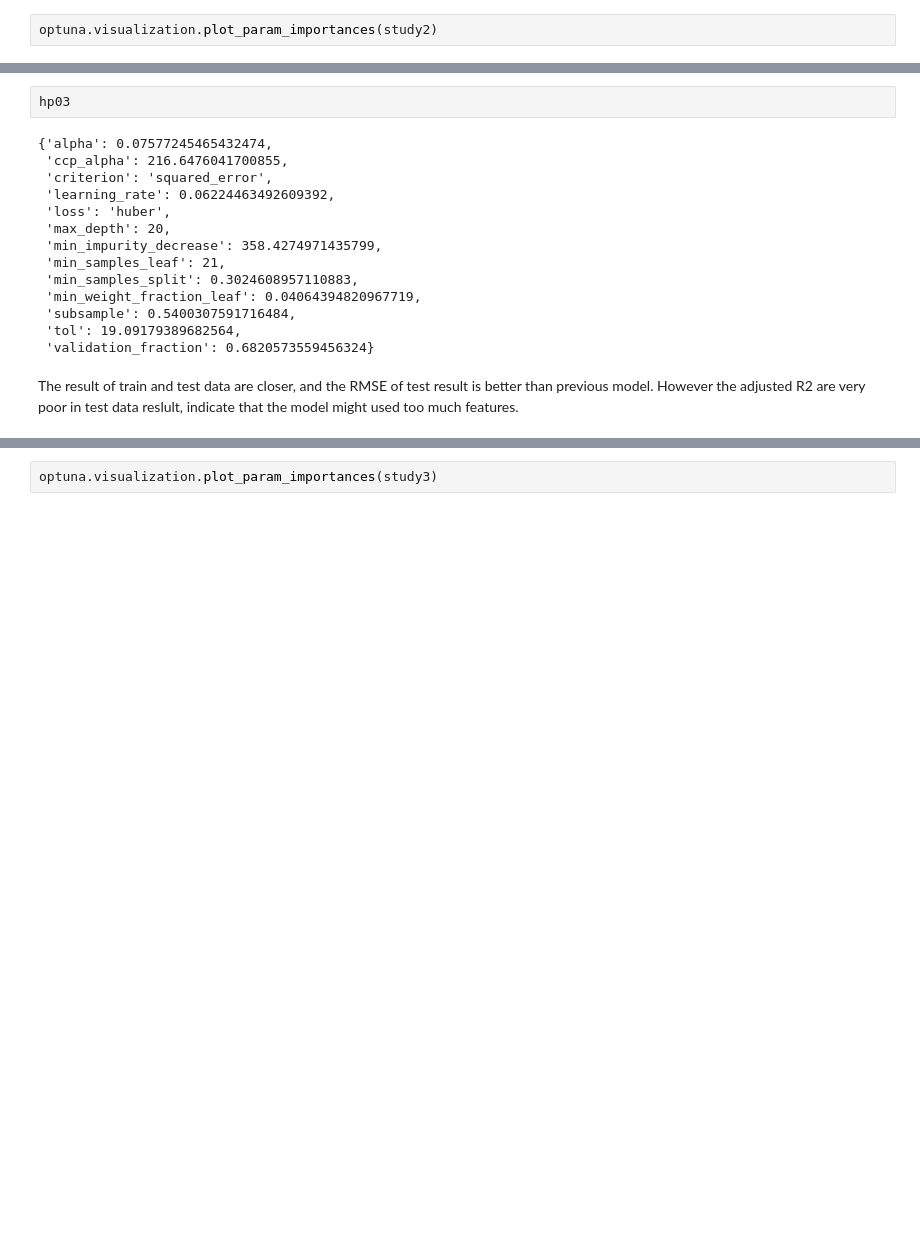
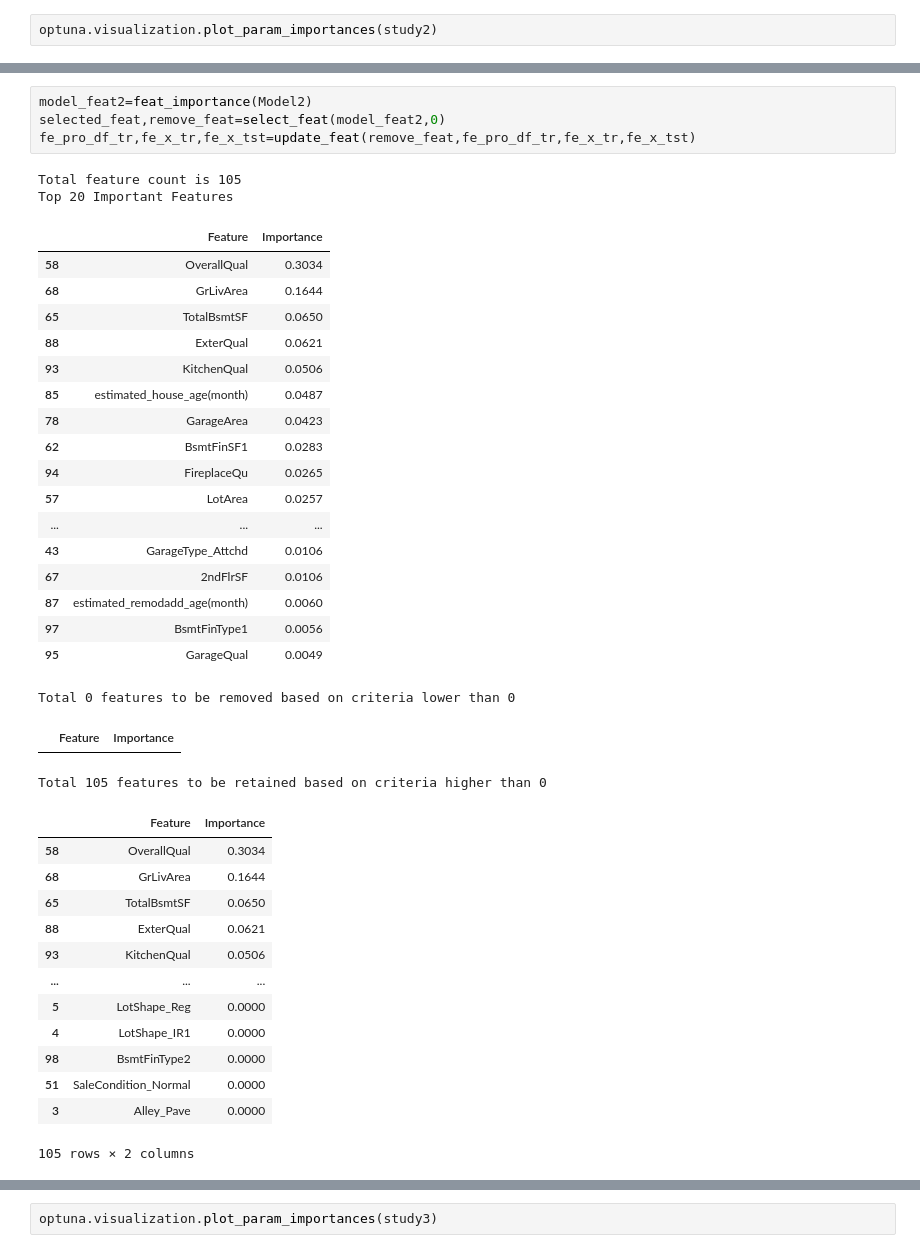
Before and after one commit to Ren1990/house_price_reg_model, a Jupyter notebook: house_price.ipynb, the cells around one changed output, grey strips where cells are left out. Saved outputs shown, nothing was run; the diff lists cells and outputs as text; blank space fills up the shorter version.

```diff
--- a/house_price.ipynb
+++ b/house_price.ipynb
@@ -1896,19 +1838,41 @@ hp03=study3.best_params
-# %%
-hp03
-# %% [output]
-{'alpha': 0.07577245465432474,
- 'ccp_alpha': 216.6476041700855,
- 'criterion': 'squared_error',
- 'learning_rate': 0.06224463492609392,
- 'loss': 'huber',
- 'max_depth': 20,
- 'min_impurity_decrease': 358.4274971435799,
- 'min_samples_leaf': 21,
- 'min_samples_split': 0.3024608957110883,
- 'min_weight_fraction_leaf': 0.04064394820967719,
- 'subsample': 0.5400307591716484,
- 'tol': 19.09179389682564,
- 'validation_fraction': 0.6820573559456324}
-# %% [markdown]
-The result of train and test data are closer, and the RMSE of test result is better than previous model. However the adjusted R2 are very poor in test data reslult, indicate that the model might used too much features.
+# %%
+model_feat2=feat_importance(Model2)
+selected_feat,remove_feat=select_feat(model_feat2,0)
+fe_pro_df_tr,fe_x_tr,fe_x_tst=update_feat(remove_feat,fe_pro_df_tr,fe_x_tr,fe_x_tst)
+# %% [output]
+Total feature count is 105
+Top 20 Important Features
+|  | Feature | Importance |
+| 58 | OverallQual | 0.3034 |
+| 68 | GrLivArea | 0.1644 |
+| 65 | TotalBsmtSF | 0.0650 |
+| 88 | ExterQual | 0.0621 |
+| 93 | KitchenQual | 0.0506 |
+| 85 | estimated_house_age(month) | 0.0487 |
+| 78 | GarageArea | 0.0423 |
+| 62 | BsmtFinSF1 | 0.0283 |
+| 94 | FireplaceQu | 0.0265 |
+| 57 | LotArea | 0.0257 |
+| ... | ... | ... |
+| 43 | GarageType_Attchd | 0.0106 |
+| 67 | 2ndFlrSF | 0.0106 |
+| 87 | estimated_remodadd_age(month) | 0.0060 |
+| 97 | BsmtFinType1 | 0.0056 |
+| 95 | GarageQual | 0.0049 |
+Total 0 features to be removed based on criteria lower than 0
+|  | Feature | Importance |
+Total 105 features to be retained based on criteria higher than 0
+|  | Feature | Importance |
+| 58 | OverallQual | 0.3034 |
+| 68 | GrLivArea | 0.1644 |
+| 65 | TotalBsmtSF | 0.0650 |
+| 88 | ExterQual | 0.0621 |
+| 93 | KitchenQual | 0.0506 |
+| ... | ... | ... |
+| 5 | LotShape_Reg | 0.0000 |
+| 4 | LotShape_IR1 | 0.0000 |
+| 98 | BsmtFinType2 | 0.0000 |
+| 51 | SaleCondition_Normal | 0.0000 |
+| 3 | Alley_Pave | 0.0000 |
+105 rows × 2 columns
 # %%
```
Also changed, not shown: parts of 53 cells of this notebook.
